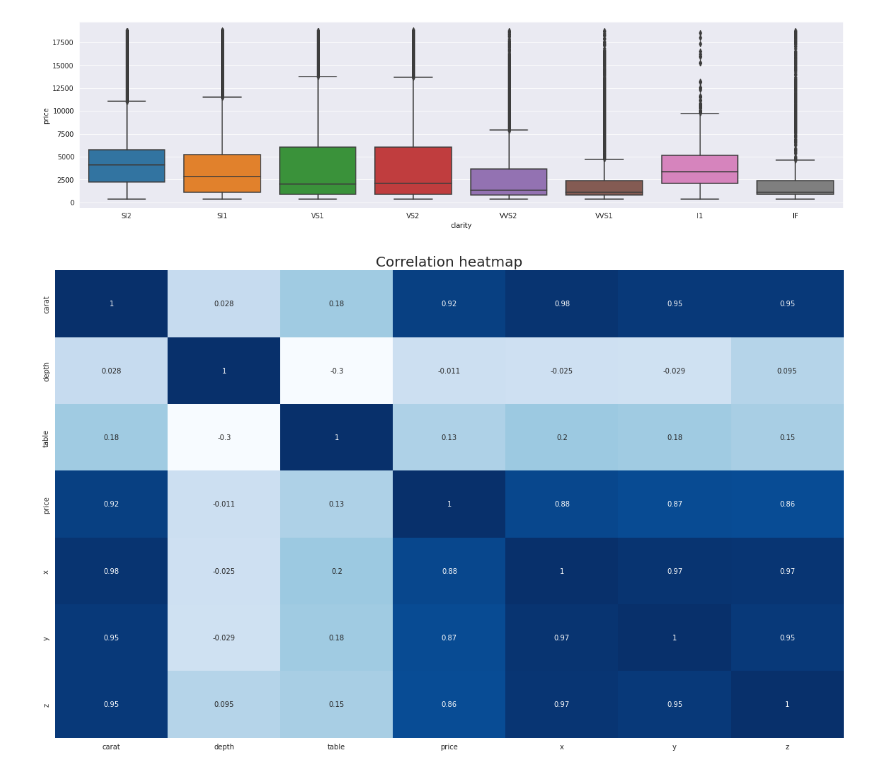
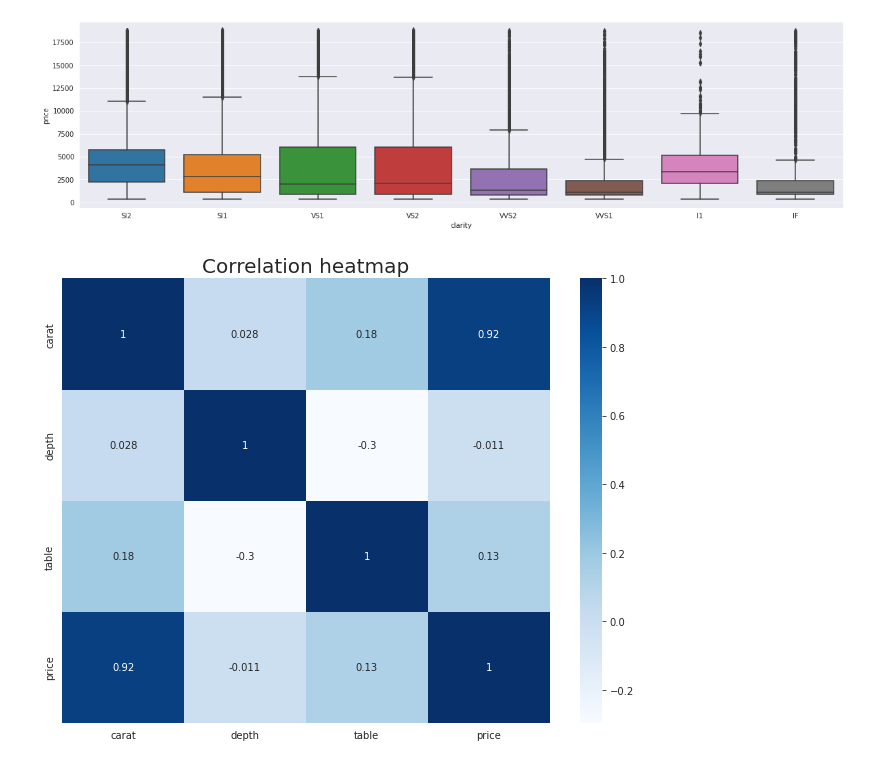
Before and after one commit to castorgit/Analytics_for_Retail, a Jupyter notebook: 09_Sensitivity_Analysis/01_Diamonds_sensitivity_analysis.ipynb, the cells around one changed output. Drawn from its saved outputs; the diff is of its cells as text; code cells hidden in the pictures.

```diff
--- a/09_Sensitivity_Analysis/01_Diamonds_sensitivity_analysis.ipynb
+++ b/09_Sensitivity_Analysis/01_Diamonds_sensitivity_analysis.ipynb
@@ -87,11 +74,12 @@ sns.boxplot( x=df["clarity"], y=df["price"] );
 [figure]
 # %%
 # create heatmap for the calculated correlation
+df2 = df[['carat', 'depth', 'table', 'price']]
 plt.rcParams["figure.autolayout"] = True
-df1 = df[features].copy()
-plt.figure(figsize=(16,10))
-sns.heatmap(df1[np.array(df1.columns)].corr(),annot=True, cmap='Blues', cbar=False)
+
+plt.figure(figsize=(9,7))
+sns.heatmap(df1[np.array(df2.columns)].corr(),annot=True, cmap='Blues', cbar=True)
 plt.title('Correlation heatmap', fontsize=20)
 plt.show()
 # %% [output]
-[figure, old version]
+[figure, new version]
```
Also changed, not shown: parts of 15 cells of this notebook.
